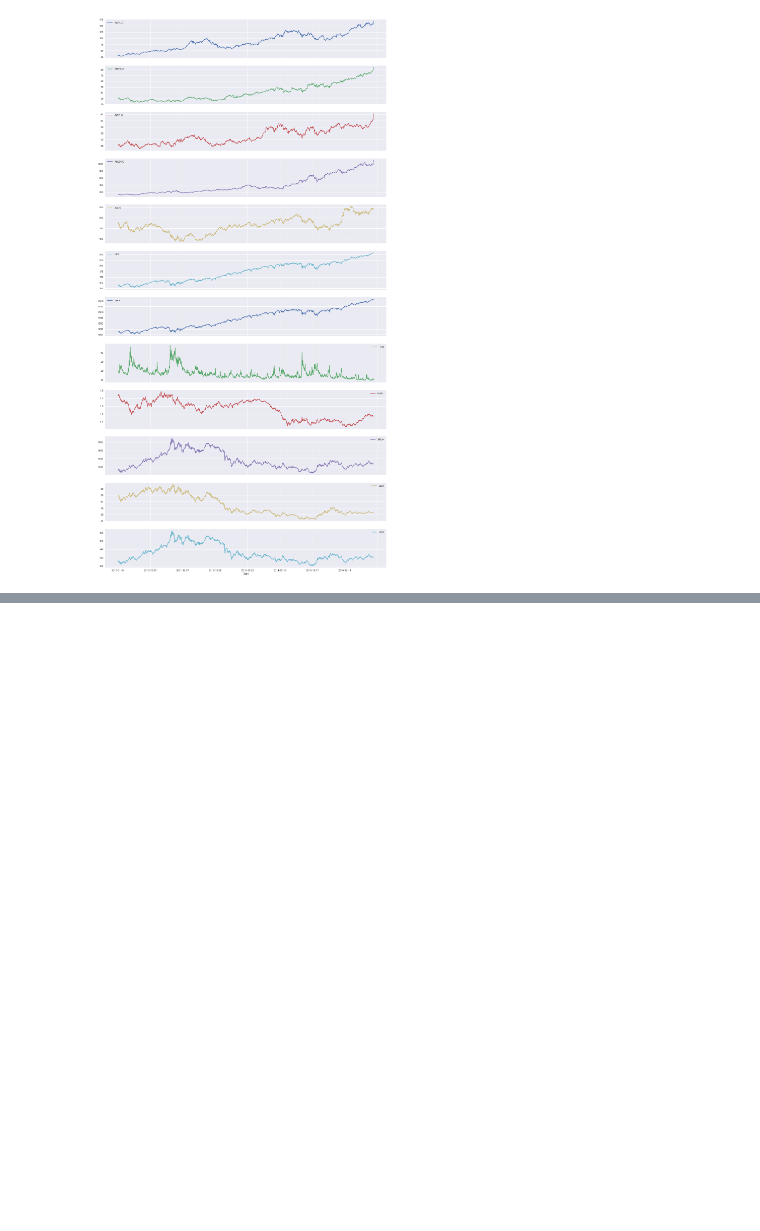
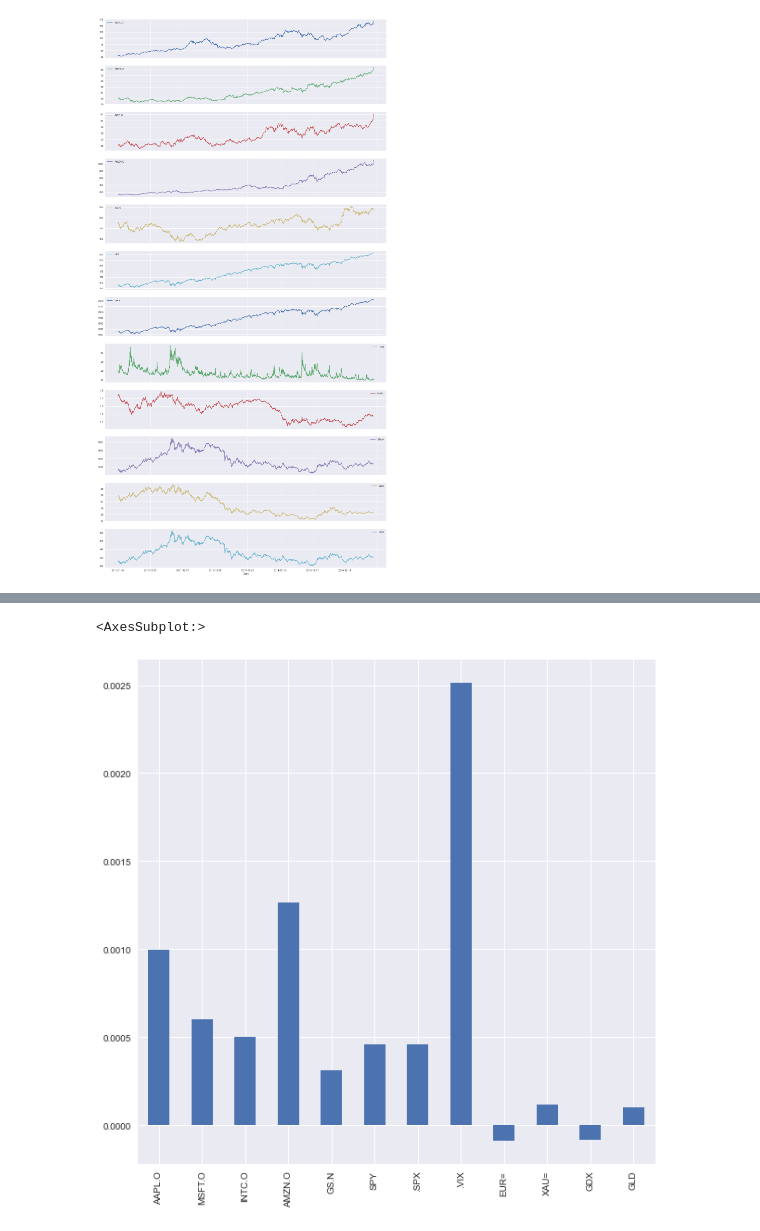
Before and after one commit to anubhavsingh10/Finance, a Jupyter notebook: timeseries.ipynb, the cells around one changed output, grey strips where cells are left out. Saved outputs shown, nothing was run; the diff lists cells and outputs as text; code cells hidden in the pictures; blank space fills up the shorter version.

```diff
--- a/timeseries.ipynb
+++ b/timeseries.ipynb
@@ -5,7 +5,7 @@ import numpy as np
 plt.style.use('seaborn')
 # %%
 filename = 'source/tr_eikon_eod_data.csv'
-data = pd.read_csv(filename,index_col=0)
+data = pd.read_csv(filename,index_col=0,parse_dates=True) # parse_dates tells the compiler that these are dates
 data.head()
 # %% [output]
 |  | AAPL.O | MSFT.O | INTC.O | AMZN.O | GS.N | SPY | .SPX | .VIX | EUR= | XAU= | GDX | ... |
@@ -28,0 +58,6 @@ array([<AxesSubplot:xlabel='Date'>, <AxesSubplot:xlabel='Date'>,
+# %%
+#Absolute difference doesnt make sense in real world finances, but %change does
+data.pct_change().mean().plot(kind = 'bar',figsize=(10,10))
+# %% [output]
+<AxesSubplot:>
+[figure, added]
```
Also changed, not shown: parts of 8 cells of this notebook.
